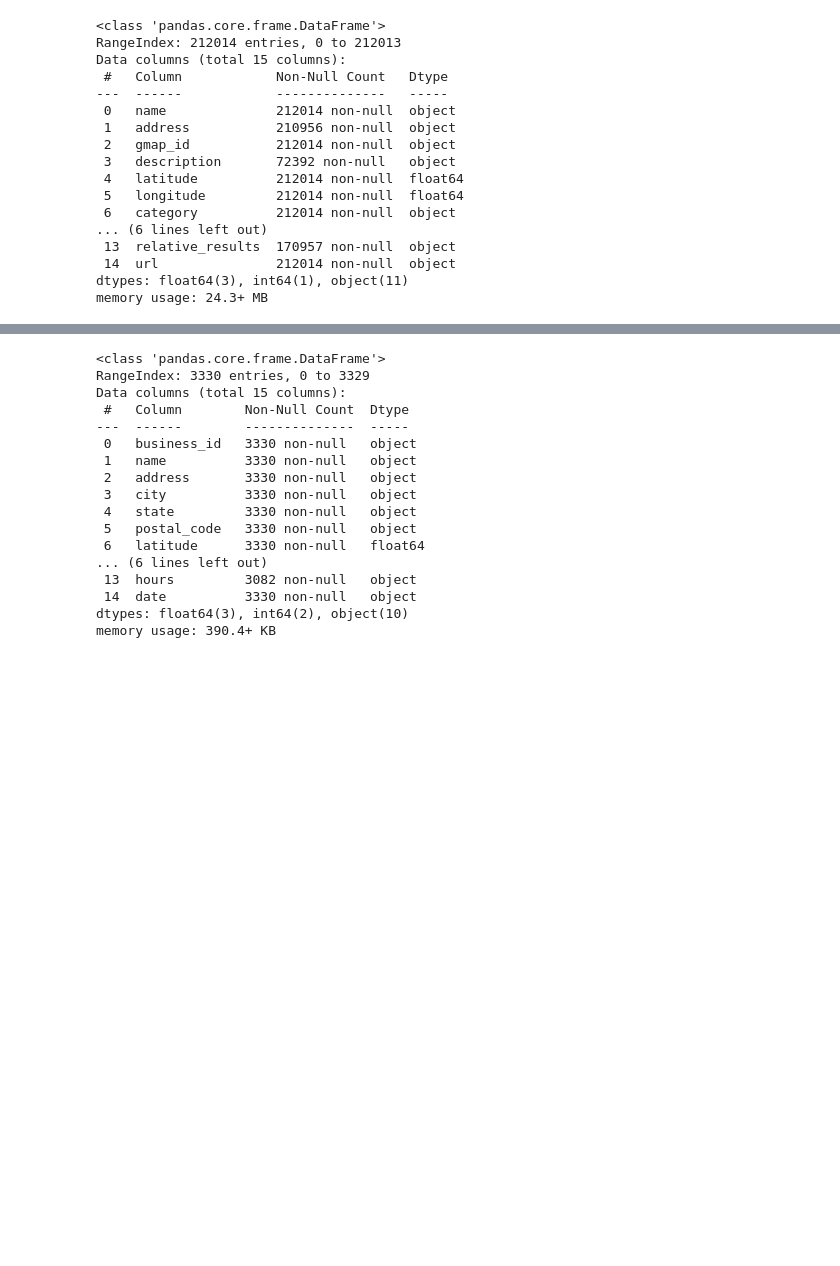
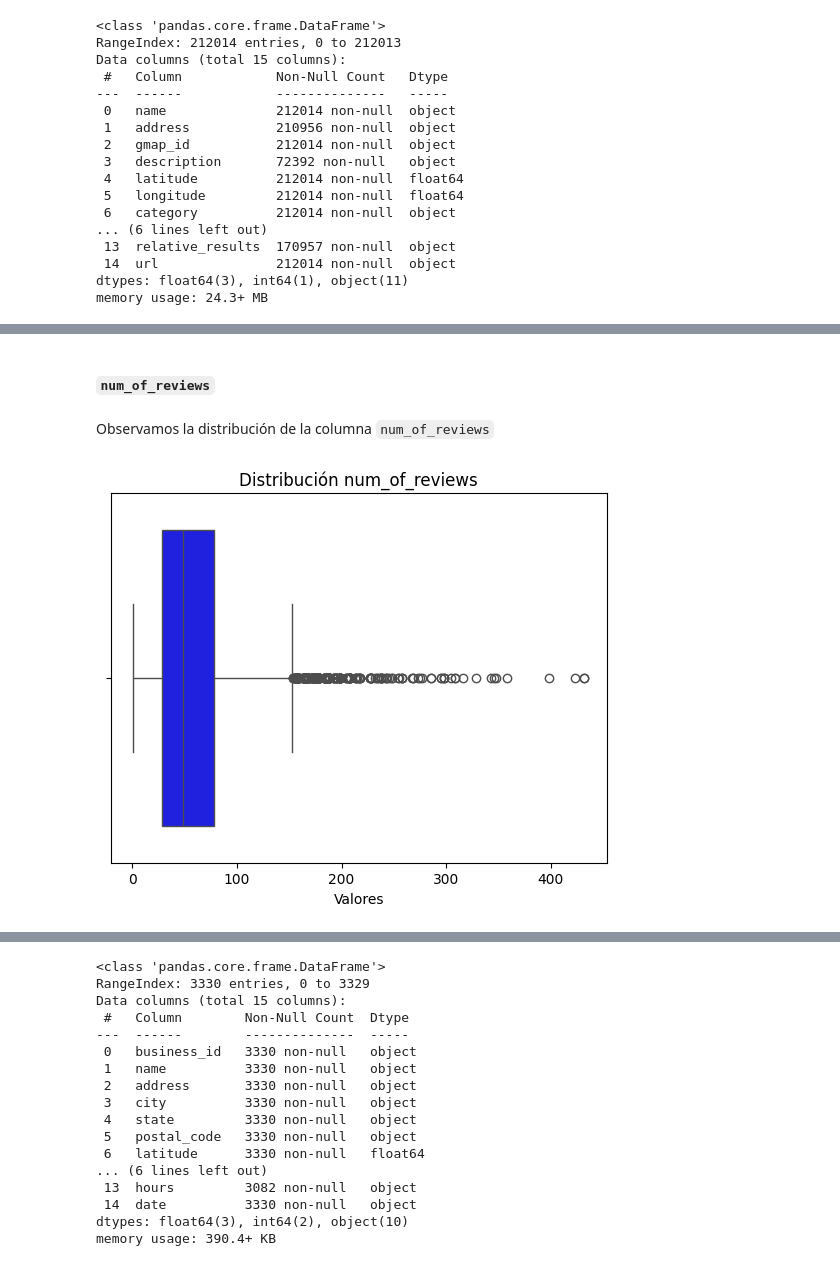
Before and after one commit to Aspirina180mg/PF_DATAPT07, a Jupyter notebook: EDA.ipynb, the cells around one changed output, grey strips where cells are left out. Saved outputs shown, nothing was run; the diff lists cells and outputs as text; code cells hidden in the pictures; blank space fills up the shorter version.

```diff
--- a/EDA.ipynb
+++ b/EDA.ipynb
@@ -62,0 +183,3 @@ memory usage: 372.4+ MB
+# %%
+diccionario_MISC = {'Accessibility': ['Wheelchair accessible entrance'], 'Amenities': ['Good for kids'], 'Atmosphere': ['Casual'], 'Crowd': None, 'Dining options': 'Lunch', 'From the business': None, 'Health & safety': None, 'Health and safety': None, 'Highlights': 'Fast service', 'Offerings':['Healthy options', 'Quick bite'], 'Payments':['Debit cards', 'NFC mobile payments'], 'Planning': None, 'Popular for': ['Lunch', 'Dinner', 'Solo dining'], 'Recycling': None, 'Service options': ['Delivery', 'Takeout', 'Dine-in']}
+df_maps_restaurantes.loc[df_maps_restaurantes['name'].str.lower().str.contains('subway') & df_maps_restaurantes['MISC'].isnull(), 'MISC'] = str(diccionario_MISC)
@@ -62,0 +238,12 @@ memory usage: 372.4+ MB
+# %%
+df_maps_restaurantes['price'] = df_maps_restaurantes['price'].fillna('$')
+df_maps_restaurantes['hours'] = df_maps_restaurantes['hours'].fillna('Unknown')
+df_maps_restaurantes['relative_results'] = df_maps_restaurantes['relative_results'].fillna('Unknown')
+df_maps_restaurantes['MISC'] = df_maps_restaurantes['MISC'].fillna('Unknown')
+df_maps_restaurantes.drop(df_maps_restaurantes[df_maps_restaurantes['state'] == "Permanently closed"].index, inplace=True)
+df_maps_restaurantes['state'] = df_maps_restaurantes['state'].fillna('Unknown')
+df_maps_restaurantes['description'] = df_maps_restaurantes['description'].fillna('Unknown')
+df_maps_restaurantes['address'] = df_maps_restaurantes['address'].fillna("Unknown")
+
+columnas= ['name','state','latitude','longitude','avg_rating']
+df_maps_restaurantes.drop_duplicates(subset=columnas, inplace=True)
@@ -62,0 +321,18 @@ memory usage: 372.4+ MB
+# %%
+# Utiliza str.contains() con una expresión regular para buscar nombres parecidos a "Subway"
+df_subway_restaurantes = df_maps_restaurantes[df_maps_restaurantes['name'].str.contains(r'Subway', case=False)]
+
+# Calcula el número de registros de Subway en restaurantes
+count_subway_records_restaurantes = df_subway_restaurantes.shape[0]
+
+# Imprime el número de registros de Subway en restaurantes
+print("Número de registros de Subway en restaurantes:", count_subway_records_restaurantes)
+
+
+df_subway_reviews = df_maps_reviews[df_maps_reviews['gmap_id'].isin(df_subway_restaurantes['gmap_id'].tolist())]
+
+# Calcula el número de registros de Subway en reviews
+count_subway_records_reviews = df_subway_reviews.shape[0]
+
+# Imprime el número de registros de Subway en reviews
+print("Número de registros de Subway en reviews:", count_subway_records_reviews)
@@ -82,0 +456,16 @@ memory usage: 2.6+ MB
+# %% [markdown]
+#### ``num_of_reviews``
+# %% [markdown]
+Observamos la distribución de la columna `num_of_reviews`
+# %%
+# Crear el gráfico de caja
+sns.boxplot(x=df_subway_restaurantes['num_of_reviews'], color='blue')
+
+# Añadir etiquetas y título
+plt.xlabel('Valores')
+plt.title('Distribución num_of_reviews')
+
+# Mostrar el gráfico
+plt.show()
+# %% [output]
+[figure, added]
```
Also changed, not shown: parts of 300 cells of this notebook, 8 other files.
